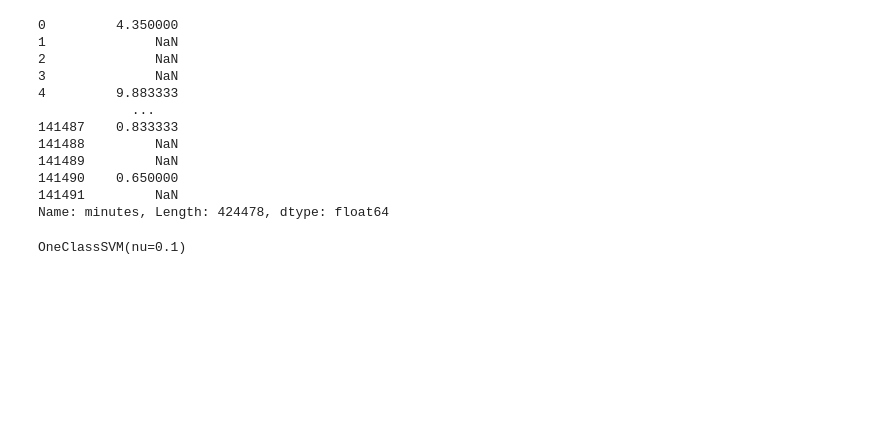
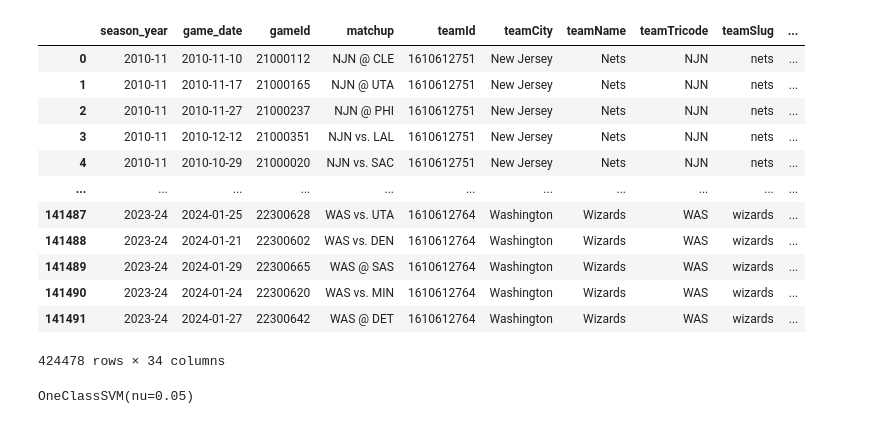
Before and after one commit to SiddiJr/NBA-predictions, a Jupyter notebook: 04 - Pesquisa/pergunta 3.ipynb, the cells around one changed output. Drawn from its saved outputs; the diff is of its cells as text; code cells hidden in the pictures; blank space fills up the shorter version.

```diff
--- a/04 - Pesquisa/pergunta 3.ipynb
+++ b/04 - Pesquisa/pergunta 3.ipynb
@@ -5,31 +5,35 @@ from sklearn.model_selection import train_test_split
 # %%
 df1 = pd.read_csv('../dataset/raw/regular_season_box_scores_2010_2024_part_1.csv')
 df2 = pd.read_csv('../dataset/raw/regular_season_box_scores_2010_2024_part_2.csv')
 df3 = pd.read_csv('../dataset/raw/regular_season_box_scores_2010_2024_part_3.csv')
 df4 = pd.read_csv('../dataset/raw/regular_season_totals_2010_2024.csv')
 
 df = pd.concat([df1, df2, df3], axis = 0)
+df.dropna()
 def convert_minutes(x):
     if pd.isna(x):
         return None
     try:
         minutes, seconds = map(int, x.split(':'))
         return minutes + seconds / 60
     except:
         return None
 
 df['minutes'] = df['minutes'].apply(convert_minutes)
 df['minutes']
+
+df
 # %% [output]
+|  | season_year | game_date | gameId | matchup | teamId | teamCity | teamName | teamTricode | teamSlug | ... |
+| 0 | 2010-11 | 2010-11-10 | 21000112 | NJN @ CLE | 1610612751 | New Jersey | Nets | NJN | nets | ... |
+| 1 | 2010-11 | 2010-11-17 | 21000165 | NJN @ UTA | 1610612751 | New Jersey | Nets | NJN | nets | ... |
+| 2 | 2010-11 | 2010-11-27 | 21000237 | NJN @ PHI | 1610612751 | New Jersey | Nets | NJN | nets | ... |
+| 3 | 2010-11 | 2010-12-12 | 21000351 | NJN vs. LAL | 1610612751 | New Jersey | Nets | NJN | nets | ... |
+| 4 | 2010-11 | 2010-10-29 | 21000020 | NJN vs. SAC | 1610612751 | New Jersey | Nets | NJN | nets | ... |
+| ... | ... | ... | ... | ... | ... | ... | ... | ... | ... | ... |
+| 141487 | 2023-24 | 2024-01-25 | 22300628 | WAS vs. UTA | 1610612764 | Washington | Wizards | WAS | wizards | ... |
+| 141488 | 2023-24 | 2024-01-21 | 22300602 | WAS vs. DEN | 1610612764 | Washington | Wizards | WAS | wizards | ... |
+| 141489 | 2023-24 | 2024-01-29 | 22300665 | WAS @ SAS | 1610612764 | Washington | Wizards | WAS | wizards | ... |
+| 141490 | 2023-24 | 2024-01-24 | 22300620 | WAS vs. MIN | 1610612764 | Washington | Wizards | WAS | wizards | ... |
+| 141491 | 2023-24 | 2024-01-27 | 22300642 | WAS @ DET | 1610612764 | Washington | Wizards | WAS | wizards | ... |
-0         4.350000
-1              NaN
-2              NaN
-3              NaN
-4         9.883333
-            ...
-141487    0.833333
-141488         NaN
-141489         NaN
-141490    0.650000
-141491         NaN
-Name: minutes, Length: 424478, dtype: float64
+424478 rows × 34 columns
@@ -38,6 +71,9 @@ grouped = df.groupby(by = ['personName', 'gameId']).sum(numeric_only = True).res
 # %%
-model = OneClassSVM(kernel='rbf', nu=0.1, gamma='scale')
-model.fit(grouped)
+inliers = inliers.head(20000)
+inliers_data = inliers[["minutes"]]
+
+model = OneClassSVM(kernel='rbf', nu=0.05, gamma='scale')
+model.fit(inliers_data)
 # %% [output]
-OneClassSVM(nu=0.1)
+OneClassSVM(nu=0.05)
 # %%
```
Also changed, not shown: parts of 5 cells of this notebook.
